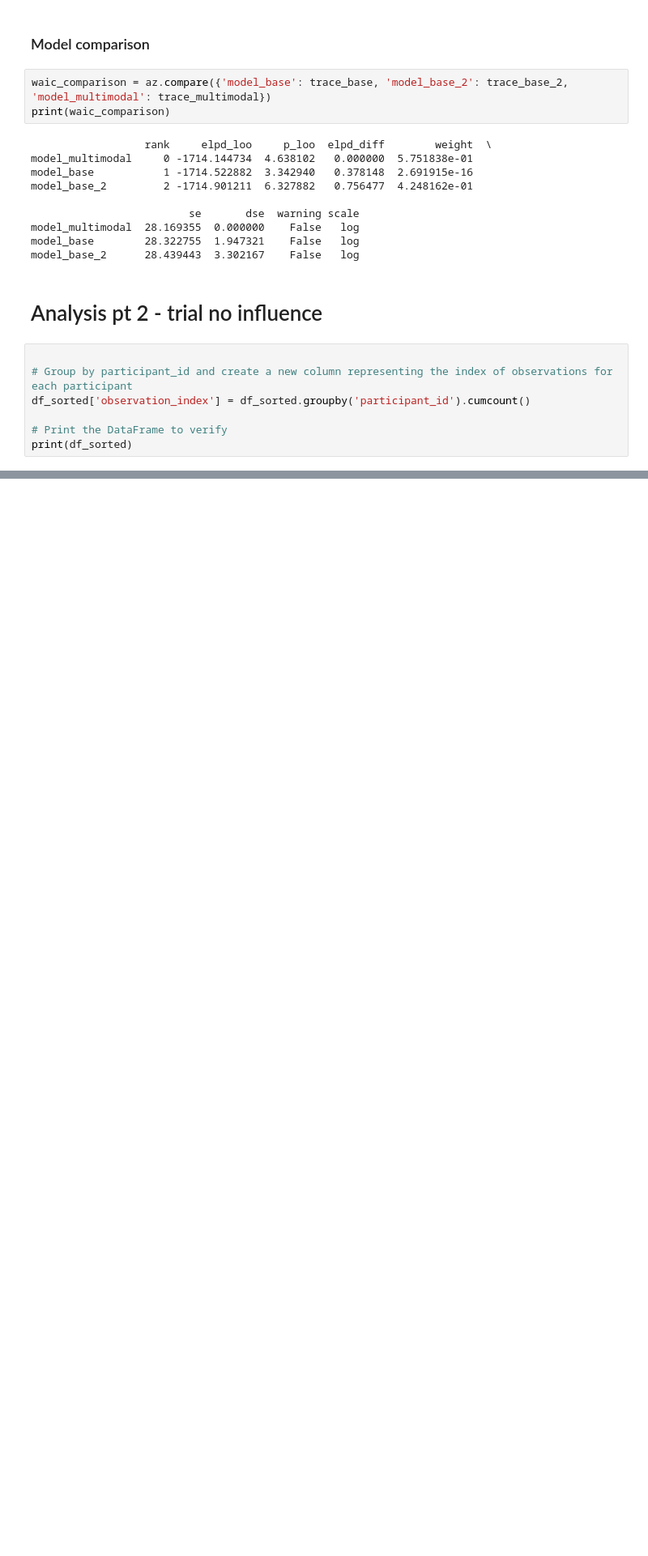
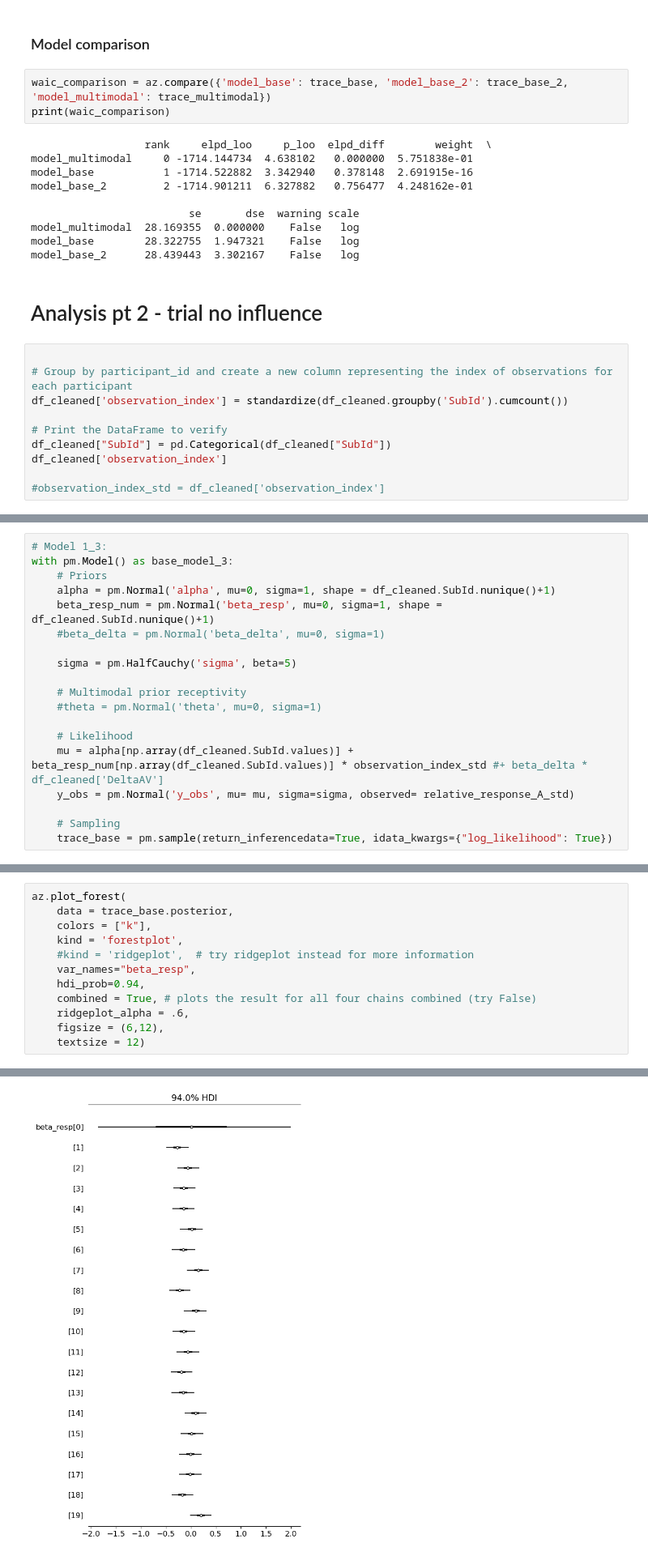
Before and after one commit to MiloszHoleksa/CompCogSci2, a Jupyter notebook: ccs2.ipynb, the cells around one changed output, grey strips where cells are left out. Shown at 81% size. Drawn from its saved outputs; the diff is of its cells as text; blank space fills up the shorter version.

```diff
--- a/ccs2.ipynb
+++ b/ccs2.ipynb
@@ -624,7 +624,10 @@ model_base_2      28.439443  3.302167    False   log
 # %%
 
 # Group by participant_id and create a new column representing the index of observations for each participant
-df_sorted['observation_index'] = df_sorted.groupby('participant_id').cumcount()
+df_cleaned['observation_index'] = standardize(df_cleaned.groupby('SubId').cumcount())
 
 # Print the DataFrame to verify
-print(df_sorted)
+df_cleaned["SubId"] = pd.Categorical(df_cleaned["SubId"])
+df_cleaned['observation_index']
+
+#observation_index_std = df_cleaned['observation_index']
@@ -630,0 +649,19 @@ print(df_sorted)
+# %%
+# Model 1_3:
+with pm.Model() as base_model_3:
+    # Priors
+    alpha = pm.Normal('alpha', mu=0, sigma=1, shape = df_cleaned.SubId.nunique()+1)
+    beta_resp_num = pm.Normal('beta_resp', mu=0, sigma=1, shape = df_cleaned.SubId.nunique()+1)
+    #beta_delta = pm.Normal('beta_delta', mu=0, sigma=1)
+
+    sigma = pm.HalfCauchy('sigma', beta=5)
+
+    # Multimodal prior receptivity
+    #theta = pm.Normal('theta', mu=0, sigma=1)
+
+    # Likelihood
+    mu = alpha[np.array(df_cleaned.SubId.values)] + beta_resp_num[np.array(df_cleaned.SubId.values)] * observation_index_std #+ beta_delta * df_cleaned['DeltaAV']
+    y_obs = pm.Normal('y_obs', mu= mu, sigma=sigma, observed= relative_response_A_std)
+
+    # Sampling
+    trace_base = pm.sample(return_inferencedata=True, idata_kwargs={"log_likelihood": True})
@@ -630,0 +675,13 @@ print(df_sorted)
+# %%
+az.plot_forest(
+    data = trace_base.posterior,
+    colors = ["k"],
+    kind = 'forestplot',
+    #kind = 'ridgeplot',  # try ridgeplot instead for more information
+    var_names="beta_resp",
+    hdi_prob=0.94,
+    combined = True, # plots the result for all four chains combined (try False)
+    ridgeplot_alpha = .6,
+    figsize = (6,12),
+    textsize = 12)
+# %% [output]
@@ -630,0 +689 @@ print(df_sorted)
+[figure, added]
```
Also changed, not shown: parts of 4 cells of this notebook.
